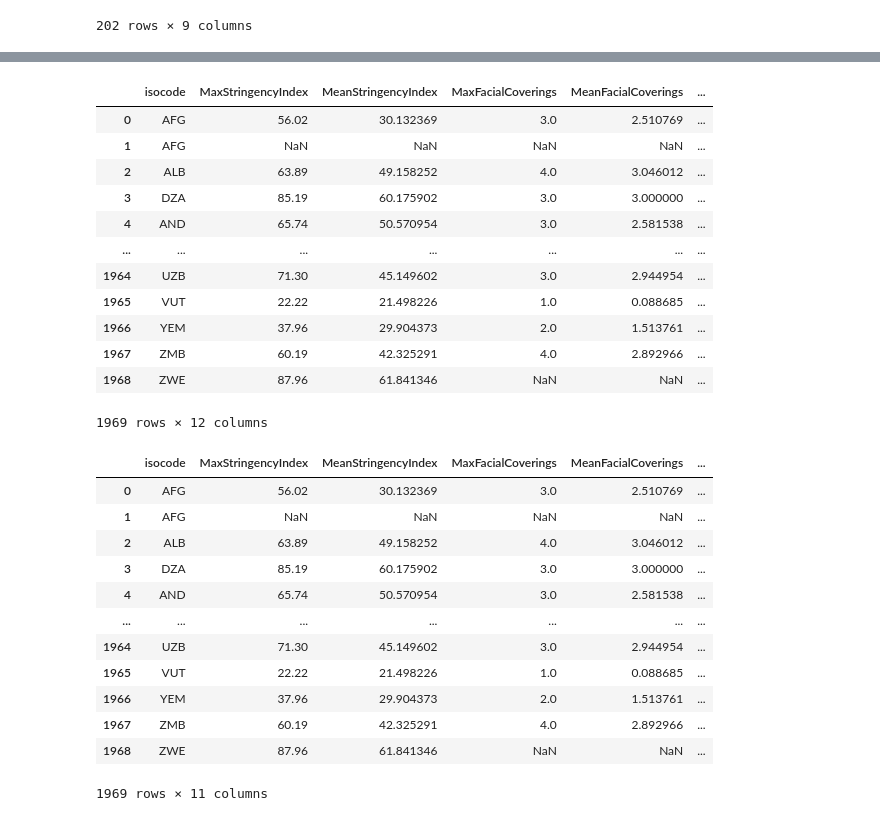
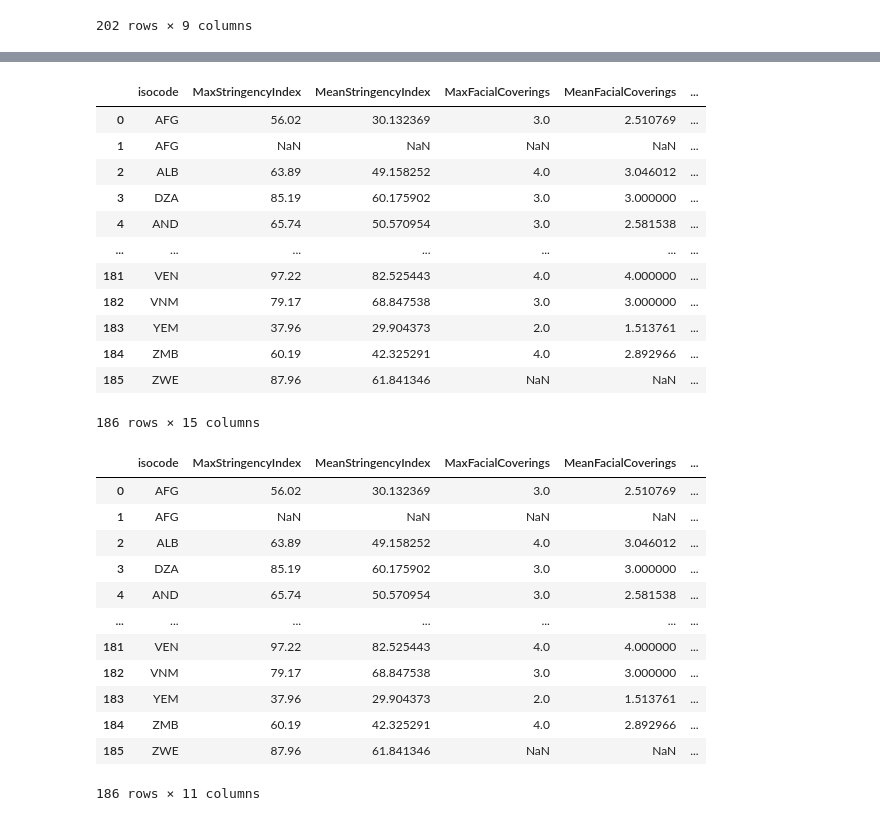
Before and after one commit to polinaprinii/DAP-Project, a Jupyter notebook: Linear Regression/Final Dataset.ipynb, the cells around one changed output, grey strips where cells are left out. Saved outputs shown, nothing was run; the diff lists cells and outputs as text; code cells hidden in the pictures.

```diff
--- a/Linear Regression/Untitled4.ipynb
+++ b/Linear Regression/Final Dataset.ipynb
@@ -1,20 +1,17 @@
 # %%
 import pandas as pd
 # %%
-url1 ="https://raw.githubusercontent.com/polinaprinii/DAP-Project/main/Cases_and_Death_Rates/Data/who_global_confirmed_Cases.csv?token=ASV4RS5HYMJRQUOJX6TC45LBW6UQO"
-cases =pd.read_csv(url1)
+url1 ="https://raw.githubusercontent.com/polinaprinii/DAP-Project/main/Cases_and_Death_Rates/Data/Data%20for%20Multiple%20Linear%20Regression/Global_and_US_Confirmed_Cases_And_Deaths.csv?token=ASV4RS6WZYFUWQ325ZCQI3TBXDRT6"
+cases_deaths =pd.read_csv(url1)
 
-url2 = "https://raw.githubusercontent.com/polinaprinii/DAP-Project/main/Cases_and_Death_Rates/Data/who_global_confirmed_Cases.csv?token=ASV4RSYJBYV35MVVQQYFZBTBW6UOI"
-deaths = pd.read_csv(url2)
+url2 = "https://raw.githubusercontent.com/polinaprinii/DAP-Project/main/Restriction%20and%20Testing%20Analysis/Restrictions/restrictions.csv?token=ASV4RS2EE7HC7DMD6OFAR4DBW6TQ6"
+restrictions = pd.read_csv(url2)
 
-url3 = "https://raw.githubusercontent.com/polinaprinii/DAP-Project/main/Restriction%20and%20Testing%20Analysis/Restrictions/restrictions.csv?token=ASV4RS2EE7HC7DMD6OFAR4DBW6TQ6"
-restrictions = pd.read_csv(url3)
+url3 = "https://raw.githubusercontent.com/polinaprinii/DAP-Project/main/Restriction%20and%20Testing%20Analysis/world%20testing/testing.csv?token=ASV4RS424SAEGIM3KBA7P23BW6TTM"
+tests = pd.read_csv(url3)
 
-url4 = "https://raw.githubusercontent.com/polinaprinii/DAP-Project/main/Restriction%20and%20Testing%20Analysis/world%20testing/testing.csv?token=ASV4RS424SAEGIM3KBA7P23BW6TTM"
-tests = pd.read_csv(url4)
-
-url5 = "https://raw.githubusercontent.com/polinaprinii/DAP-Project/main/Vaccine_Analysis_by_Country/Main%20Project/CSV%20Files/finalexport.csv?token=ASV4RSZSY4LEVQIIVPRB43LBW6WDI"
-vaccine = pd.read_csv(url5)
+url4 = "https://raw.githubusercontent.com/polinaprinii/DAP-Project/main/Vaccine_Analysis_by_Country/Main%20Project/CSV%20Files/finalexport.csv?token=ASV4RSZSY4LEVQIIVPRB43LBW6WDI"
+vaccine = pd.read_csv(url4)
 # %%
 merge1 = pd.merge(restrictions, tests, on ="isocode")
 merge1 = merge1[['isocode','country_x','MaxStringencyIndex','MeanStringencyIndex','MaxFacialCoverings','MeanFacialCoverings','MaxStayHome','MeanStayHome','tests']]
@@ -34,9 +31,8 @@ merge1
 | 201 | ZWE | Zimbabwe | 87.96 | 61.841346 | NaN | NaN | ... |
 202 rows × 9 columns
 # %%
-merge2 = pd.merge(merge1,cases, on="isocode")
-merge2 = merge2[['isocode','MaxStringencyIndex','MeanStringencyIndex','MaxFacialCoverings','MeanFacialCoverings','MaxStayHome','MeanStayHome','tests','country','12/05/2021']]
-merge2 = merge2.rename(columns = {'12/05/2021': 'cases'})
+merge2 = pd.merge(merge1,cases_deaths, on="isocode")
+merge2 = merge2[['isocode','MaxStringencyIndex','MeanStringencyIndex','MaxFacialCoverings','MeanFacialCoverings','MaxStayHome','MeanStayHome','tests','country','Confirmed','Deaths']]
 merge2
 # %% [output]
 |  | isocode | MaxStringencyIndex | MeanStringencyIndex | MaxFacialCoverings | MeanFacialCoverings | ... |
@@ -55,22 +51,22 @@ merge2
 # %%
-merge3 = pd.merge(merge2, deaths, on ="isocode")
+merge3 = pd.merge(merge2, vaccine, on ="isocode")
 merge3
 # %% [output]
 |  | isocode | MaxStringencyIndex | MeanStringencyIndex | MaxFacialCoverings | MeanFacialCoverings | ... |
 | 0 | AFG | 56.02 | 30.132369 | 3.0 | 2.510769 | ... |
 | 1 | AFG | NaN | NaN | NaN | NaN | ... |
 | 2 | ALB | 63.89 | 49.158252 | 4.0 | 3.046012 | ... |
 | 3 | DZA | 85.19 | 60.175902 | 3.0 | 3.000000 | ... |
 | 4 | AND | 65.74 | 50.570954 | 3.0 | 2.581538 | ... |
 | ... | ... | ... | ... | ... | ... | ... |
-| 1964 | UZB | 71.30 | 45.149602 | 3.0 | 2.944954 | ... |
-| 1965 | VUT | 22.22 | 21.498226 | 1.0 | 0.088685 | ... |
-| 1966 | YEM | 37.96 | 29.904373 | 2.0 | 1.513761 | ... |
-| 1967 | ZMB | 60.19 | 42.325291 | 4.0 | 2.892966 | ... |
-| 1968 | ZWE | 87.96 | 61.841346 | NaN | NaN | ... |
+| 181 | VEN | 97.22 | 82.525443 | 4.0 | 4.000000 | ... |
+| 182 | VNM | 79.17 | 68.847538 | 3.0 | 3.000000 | ... |
+| 183 | YEM | 37.96 | 29.904373 | 2.0 | 1.513761 | ... |
+| 184 | ZMB | 60.19 | 42.325291 | 4.0 | 2.892966 | ... |
+| 185 | ZWE | 87.96 | 61.841346 | NaN | NaN | ... |
-1969 rows × 12 columns
+186 rows × 15 columns
 # %%
-merge3 = merge3[['isocode','MaxStringencyIndex','MeanStringencyIndex','MaxFacialCoverings','MeanFacialCoverings','MaxStayHome','MeanStayHome','tests','country_x','cases','12/05/2021']]
+merge3 = merge3[['isocode','MaxStringencyIndex','MeanStringencyIndex','MaxFacialCoverings','MeanFacialCoverings','MaxStayHome','MeanStayHome','tests','country_x','Confirmed','Deaths']]
 merge3
 # %% [output]
 |  | isocode | MaxStringencyIndex | MeanStringencyIndex | MaxFacialCoverings | MeanFacialCoverings | ... |
@@ -80,9 +76,9 @@ merge3
 | 3 | DZA | 85.19 | 60.175902 | 3.0 | 3.000000 | ... |
 | 4 | AND | 65.74 | 50.570954 | 3.0 | 2.581538 | ... |
 | ... | ... | ... | ... | ... | ... | ... |
-| 1964 | UZB | 71.30 | 45.149602 | 3.0 | 2.944954 | ... |
-| 1965 | VUT | 22.22 | 21.498226 | 1.0 | 0.088685 | ... |
-| 1966 | YEM | 37.96 | 29.904373 | 2.0 | 1.513761 | ... |
-| 1967 | ZMB | 60.19 | 42.325291 | 4.0 | 2.892966 | ... |
-| 1968 | ZWE | 87.96 | 61.841346 | NaN | NaN | ... |
+| 181 | VEN | 97.22 | 82.525443 | 4.0 | 4.000000 | ... |
+| 182 | VNM | 79.17 | 68.847538 | 3.0 | 3.000000 | ... |
+| 183 | YEM | 37.96 | 29.904373 | 2.0 | 1.513761 | ... |
+| 184 | ZMB | 60.19 | 42.325291 | 4.0 | 2.892966 | ... |
+| 185 | ZWE | 87.96 | 61.841346 | NaN | NaN | ... |
-1969 rows × 11 columns
+186 rows × 11 columns
```
Also changed, not shown: parts of 5 cells of this notebook.
